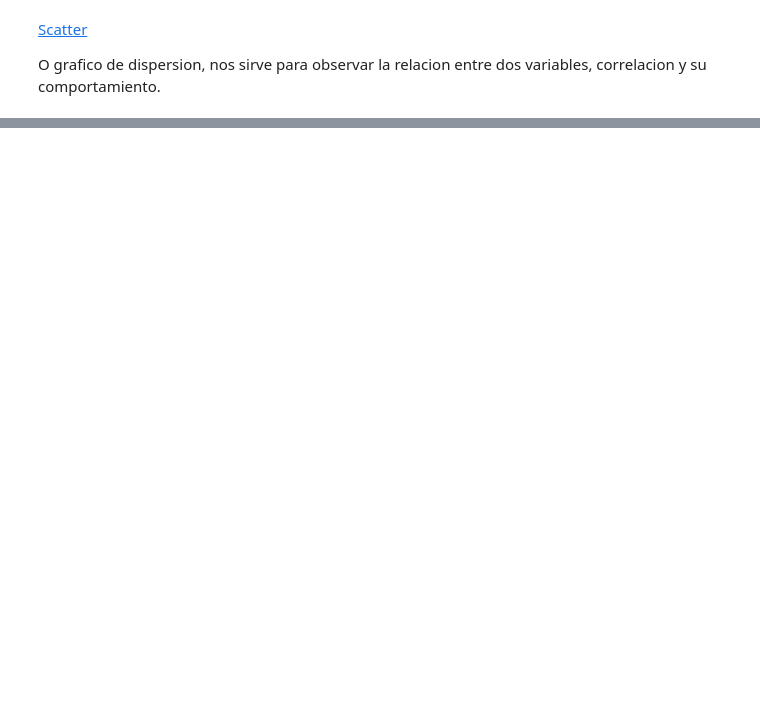
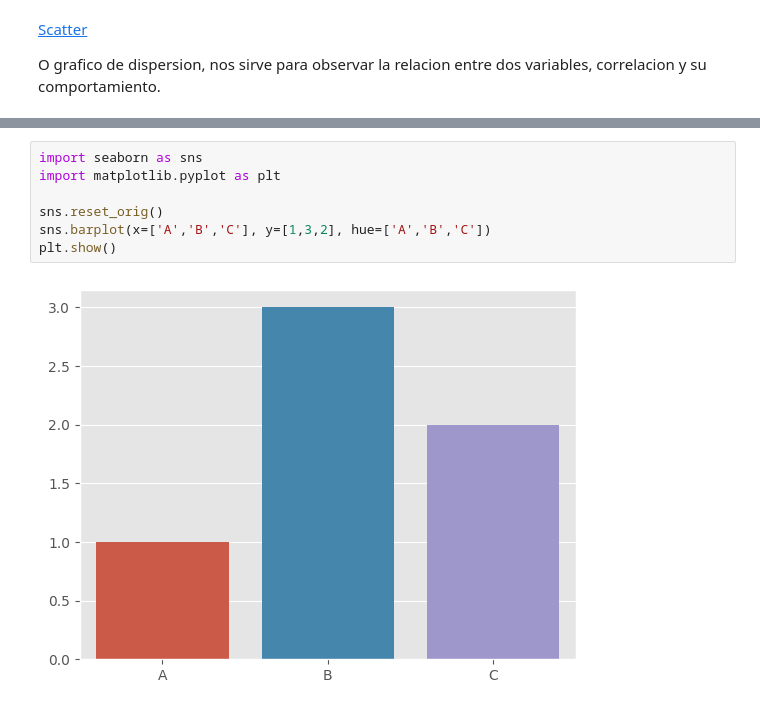
Before and after one commit to alvatorrs/Librerias_Python, a Jupyter notebook: matplotlib_seaborn.ipynb, the cells around one changed output, grey strips where cells are left out. Cells and saved outputs as stored; diff of their text form; blank space fills up the shorter version.

Commit message:
Seaborn

```diff
--- a/matplotlib_seaborn.ipynb
+++ b/matplotlib_seaborn.ipynb
@@ -425,0 +484,9 @@ plt.show()
+# %%
+import seaborn as sns
+import matplotlib.pyplot as plt
+
+sns.reset_orig()
+sns.barplot(x=['A','B','C'], y=[1,3,2], hue=['A','B','C'])
+plt.show()
+# %% [output]
+[figure, added]
```
Also changed, not shown: parts of 80 cells of this notebook.
